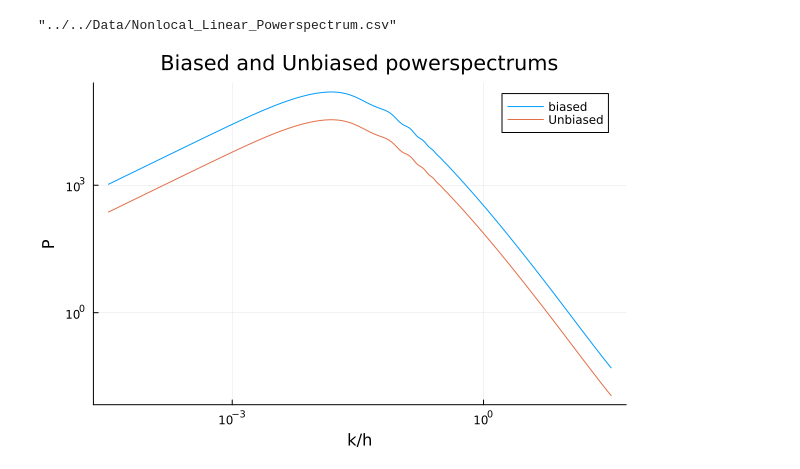
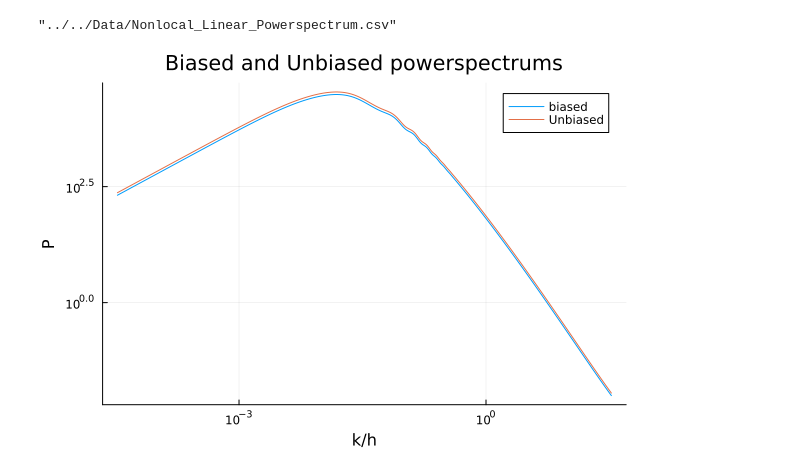
Before and after one commit to Reverse-Pyramid/Nonlocal-21cm-Cosmology, a Jupyter notebook: Nonlocal_21cm/Testing/test.ipynb, the cells around one changed output. Drawn from its saved outputs; the diff is of its cells as text; code cells hidden in the pictures.

Commit message:
Added bias to power spectrum

```diff
--- a/Nonlocal_21cm/Testing/test.ipynb
+++ b/Nonlocal_21cm/Testing/test.ipynb
@@ -105,6 +105,6 @@ PF.save_power_spectrum_linear("../../Data/Nonlocal_Linear_Powerspectrum.csv", -1
 # %% [output]
 "../../Data/Nonlocal_Linear_Powerspectrum.csv"
 # %%
-PF.PS_bias_applied_compare("../../Data/Nonlocal_powerspectrum_sigma8.csv", 0, 8)
+PF.PS_bias_applied_compare("../../Data/Nonlocal_powerspectrum_sigma8.csv", 0, 10.0^13)
 # %% [output]
-[figure, old version]
+[figure, new version]
```
Also changed, not shown: 1 other file.
